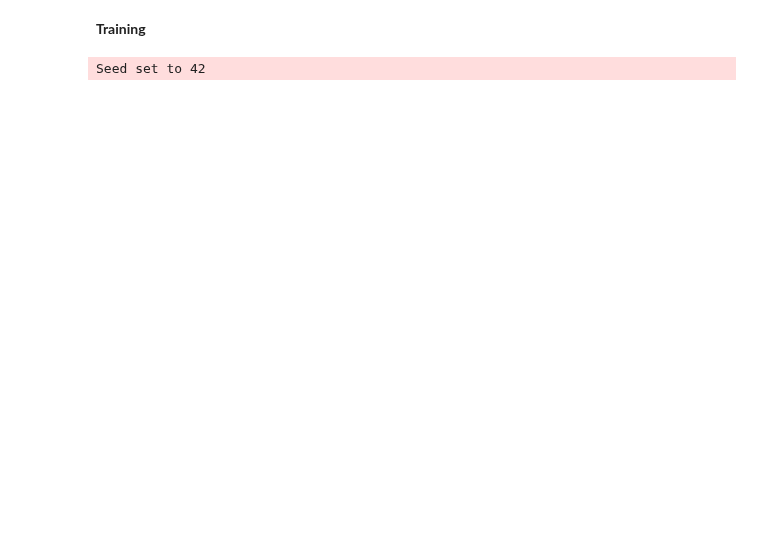
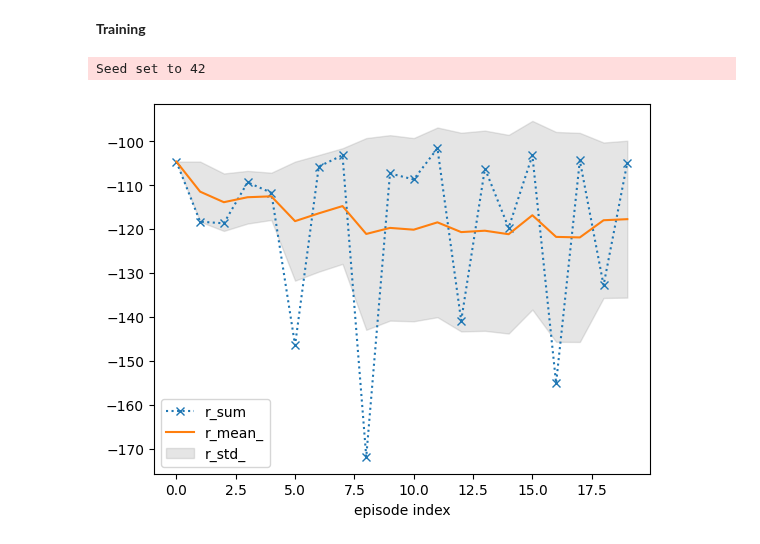
Before and after one commit to Theosdoor/Bipedal-Walking-with-RL, a Jupyter notebook: agent.ipynb, the cells around one changed output. Saved outputs shown, nothing was run; the diff lists cells and outputs as text; code cells hidden in the pictures; blank space fills up the shorter version.

```diff
--- a/agent.ipynb
+++ b/agent.ipynb
@@ -630,62 +654,65 @@ episode = 1
 Seed set to 42
 # %%
 # training loop
-while episode <= hyperparams['max_episodes']: # index from 1
-    # recording statistics and video can be switched on and off (video recording is slow!)
-    if is_recording and episode >= ep_start_rec:
-        env.info = episode % video_interval == 0   # track every x episodes (usually tracking every episode is fine)
-        env.video = episode % video_interval == 0  # record videos every x episodes (set BEFORE calling reset!)
+with tqdm(total=hyperparams['max_episodes'], initial=episode-1, desc=f"Training ({mode})") as pbar:
+    while episode <= hyperparams['max_episodes']:
+        # recording statistics and video can be switched on and off (video recording is slow!)
+        if is_recording and episode >= ep_start_rec:
+            env.info = episode % video_interval == 0   # track every x episodes (usually tracking every episode is fine)
+            env.video = episode % video_interval == 0  # record videos every x episodes (set BEFORE calling reset!)
 
-    # reset for new episode
-    state, info = env.reset()
-    state = state.astype(np.float32) # float32 for mps
+        # reset for new episode
+        state, info = env.reset()
+        state = state.astype(np.float32) # float32 for mps
 
-    # sample real env
-    ep_timesteps, ep_reward, info = train_on_environment(
-        actor, env, grad_step_class, replay_buffer, hyperparams['max_timesteps'], state,
-        hyperparams['batch_size'], total_steps, hyperparams['init_rand_steps'],
-        )
+        # sample real env
+        ep_timesteps, ep_reward, info = train_on_environment(
+            actor, env, grad_step_class, replay_buffer, hyperparams['max_timesteps'], state,
+            hyperparams['batch_size'], total_steps, hyperparams['init_rand_steps'],
+            )
 
-    total_steps += ep_timesteps
-    tracker.track(info) # track statistics for plotting
+        total_steps += ep_timesteps
+        tracker.track(info) # track statistics for plotting
 
-    memory_ptr = replay_buffer.ptr # update the memory pointer to the current position in the buffer
+        memory_ptr = replay_buffer.ptr # update the memory pointer to the current position in the buffer
 
-    # print(f"Ep: {episode} | Timesteps: {ep_timesteps} | Reward: {ep_reward:.3f} | Total Steps: {total_steps:.2g}")
+        # update tqdm bar with episode stats
+        pbar.set_postfix({
+            'reward': f'{ep_reward:.1f}',
+            'avg': f'{current_avg:.1f}' if len(recent_rewards) > 0 else 'n/a',
+            'steps': f'{total_steps:.2g}',
+        })
+        pbar.update(1)
 
-    # plot tracked statistics (on real env)
-    if episode % plot_interval == 0 or completed_env or episode == hyperparams['max_episodes']: # always save last plot
-        # save as well (show=False returns it but doesnt display)
-        if save_fig and info: # check info isnt {} (i.e. not None)
-            fig, _ = tracker.plot(show=False, r_mean_=True, r_std_=True, r_sum=dict(linestyle=':', marker='x'))
-            fig_suffix = '_hardcore' if hyperparams['hardcore'] else ''
-            fig.savefig(f'./tracker_nchw73{fig_suffix}.png', bbox_inches = 'tight')
-            plt.close(fig) # Close the figure to free memory
-        # show by default
-        tracker.plot(r_mean_=True, r_std_=True, r_sum=dict(linestyle=':', marker='x'))
+        # plot tracked statistics (on real env)
+        if episode % plot_interval == 0 or completed_env or episode == hyperparams['max_episodes']: # always save last plot
+            # save as well (show=False returns it but doesnt display)
+            if save_fig and info: # check info isnt {} (i.e. not None)
+                fig, _ = tracker.plot(show=False, r_mean_=True, r_std_=True, r_sum=dict(linestyle=':', marker='x'))
+                fig_suffix = '_hardcore' if IS_HARDCORE else ''
+                fig.savefig(f'./tracker_nchw73{fig_suffix}.png', bbox_inches = 'tight')
+                plt.close(fig) # Close the figure to free memory
+            # show by default
+            tracker.plot(r_mean_=True, r_std_=True, r_sum=dict(linestyle=':', marker='x'))
 
-    recent_rewards.append(ep_reward)
-    current_avg = np.array(recent_rewards).mean()
+        recent_rewards.append(ep_reward)
+        current_avg = np.array(recent_rewards).mean()
 
-    # env completion (break) condition - stop if we consistently meet target score
-    if len(recent_rewards) >= hyperparams['len_r_list']:
-        print(f'Current progress: {current_avg:.3f} / {hyperparams["target_score"]}')
-        if current_avg >= hyperparams['target_score']: # quit when we've got good enough performance
-            print(f"Completed environment in {episode} episodes!")
-            completed_env = True # ensure final plot is saved
-            break
-        recent_rewards = recent_rewards[-hyperparams['len_r_list']+1:] # discard oldest on list (keep most recent 99)
+        # env completion (break) condition - stop if we consistently meet target score
+        if len(recent_rewards) >= hyperparams['len_r_list']:
+            if current_avg >= hyperparams['target_score']: # quit when we've got good enough performance
+                tqdm.write(f"Completed environment in {episode} episodes! Avg reward: {current_avg:.3f}")
+                completed_env = True # ensure final plot is saved
+                break
+            tqdm.write(f'Ep {episode} | Progress: {current_avg:.3f} / {hyperparams["target_score"]}')
+            recent_rewards = recent_rewards[-hyperparams['len_r_list']+1:] # discard oldest on list (keep most recent 99)
 
-
-    episode += 1
+        episode += 1
 
 # don't forget to close environment (e.g. triggers last video save)
 env.close()
 
 # write log file
-if hyperparams['hardcore']:
-    filename = "nchw73-agent-hardcore-log.txt"
-else:
-    filename = "nchw73-agent-log.txt"
-env.write_log(folder="logs", file=filename)
+env.write_log(folder="agent_logs", file=f"{mode.lower()}_log.txt")
 # %% [output]
+[figure, added]
```
Also changed, not shown: parts of 6 cells of this notebook, 3 other files.
